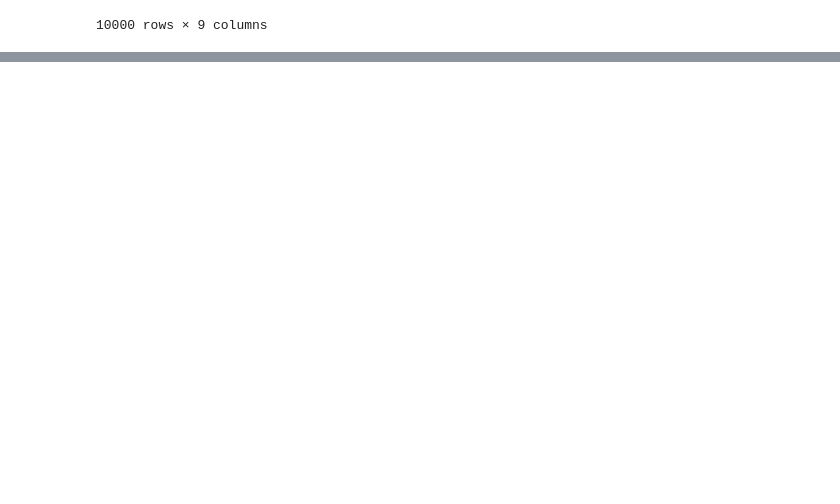
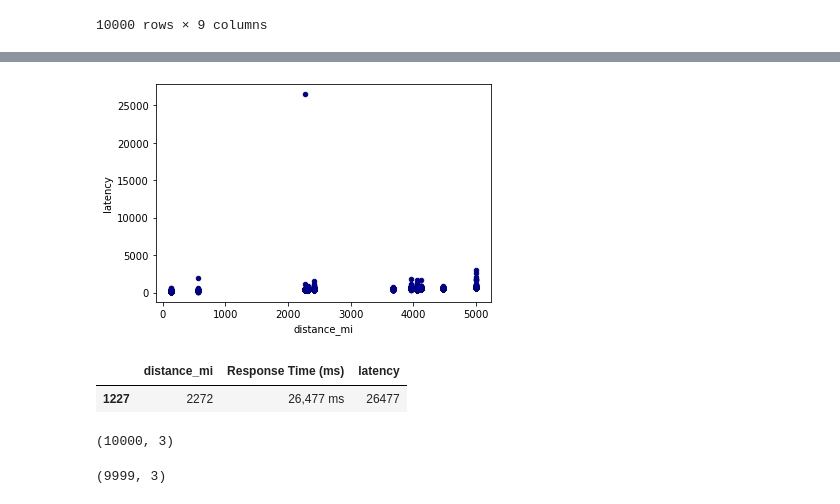
Before and after one commit to ericmelz/pingdom-parser, a Jupyter notebook: jupyter/Pingdom Parser Playground.ipynb, the cells around one changed output, grey strips where cells are left out. Saved outputs shown, nothing was run; the diff lists cells and outputs as text; code cells hidden in the pictures; blank space fills up the shorter version.

```diff
--- a/jupyter/Pingdom Parser Playground.ipynb
+++ b/jupyter/Pingdom Parser Playground.ipynb
@@ -139,3 +139,9 @@ df_merged
 | 9998 | up | 03/23/2022 03:27:33 PM | 427 ms | OK | London 5 (UK) | London | 51.509865 | -0.118092 | ... |
 | 9999 | up | 03/23/2022 03:17:33 PM | 467 ms | OK | London 5 (UK) | London | 51.509865 | -0.118092 | ... |
 10000 rows × 9 columns
+# %%
+df_dist_latency = df_merged[['distance_mi', 'Response Time (ms)']]
+
+df_latency = df_dist_latency['Response Time (ms)'].apply(lambda x: int(x.replace(',', '').split(' ')[0]))
+
+df_dist_latency['latency'] = df_latency
@@ -141,0 +163,13 @@ df_merged
+# %%
+ax1 = df_dist_latency.plot.scatter(x='distance_mi', y='latency', c='DarkBlue')
+# %% [output]
+[figure, added]
+# %%
+df_dist_latency.loc[df_dist_latency['latency'] > 10000]
+# %% [output]
+|  | distance_mi | Response Time (ms) | latency |
+| 1227 | 2272 | 26,477 ms | 26477 |
+# %%
+df_dist_latency.shape
+# %% [output]
+(10000, 3)
@@ -141,0 +178,4 @@ df_merged
+# %%
+df_dist_latency2.shape
+# %% [output]
+(9999, 3)
```
Also changed, not shown: parts of 4 cells of this notebook.
